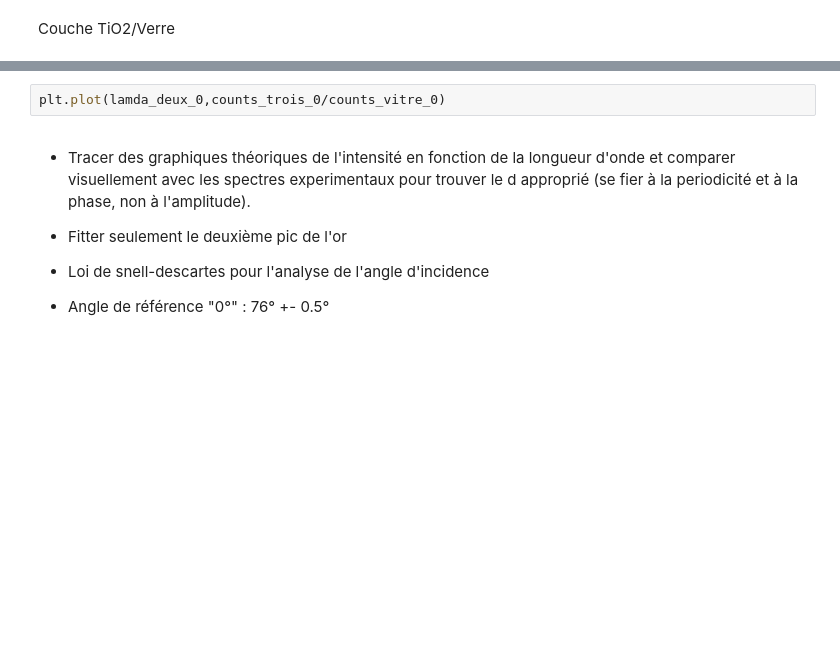
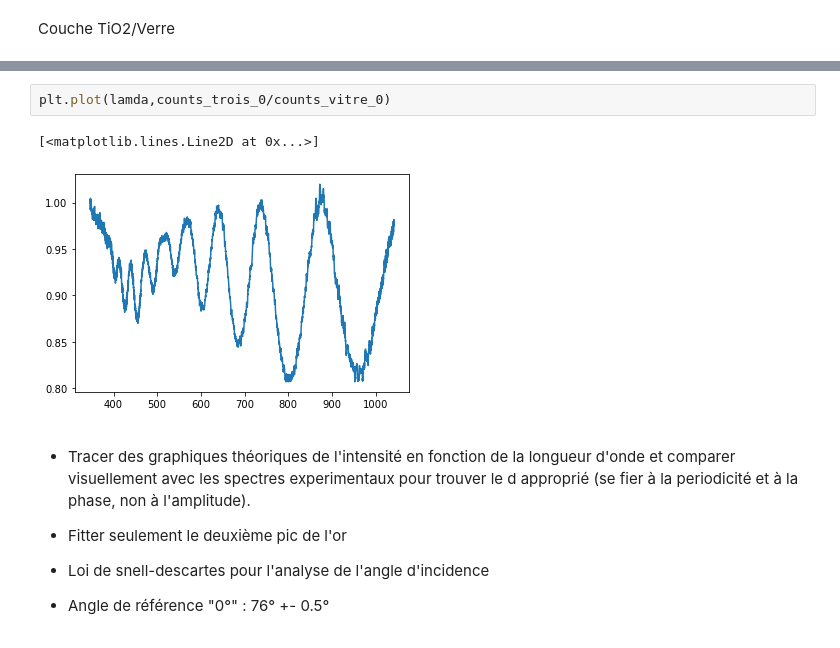
Before and after one commit to pierrotlamontagne/Github-labo-3, a Jupyter notebook: ABS/Analyse.ipynb, the cells around one changed output, grey strips where cells are left out. Drawn from its saved outputs; the diff is of its cells as text; blank space fills up the shorter version.

```diff
--- a/ABS/Analyse.ipynb
+++ b/ABS/Analyse.ipynb
@@ -255,5 +347,8 @@ a = 2.8911329168517077 +/- 0.22326674675064095 et b = 2314.8739686162057 +/- 80.
 # %%
-plt.plot(lamda_deux_0,counts_trois_0/counts_vitre_0)
+plt.plot(lamda,counts_trois_0/counts_vitre_0)
+# %% [output]
+[<matplotlib.lines.Line2D at 0x...>]
+[figure, added]
 # %% [markdown]
 - Tracer des graphiques théoriques de l'intensité en fonction de la longueur d'onde et comparer visuellement avec les spectres experimentaux pour trouver le d approprié (se fier à la periodicité et à la phase, non à l'amplitude).
 
```
Also changed, not shown: parts of 14 cells of this notebook, 2 other files.
